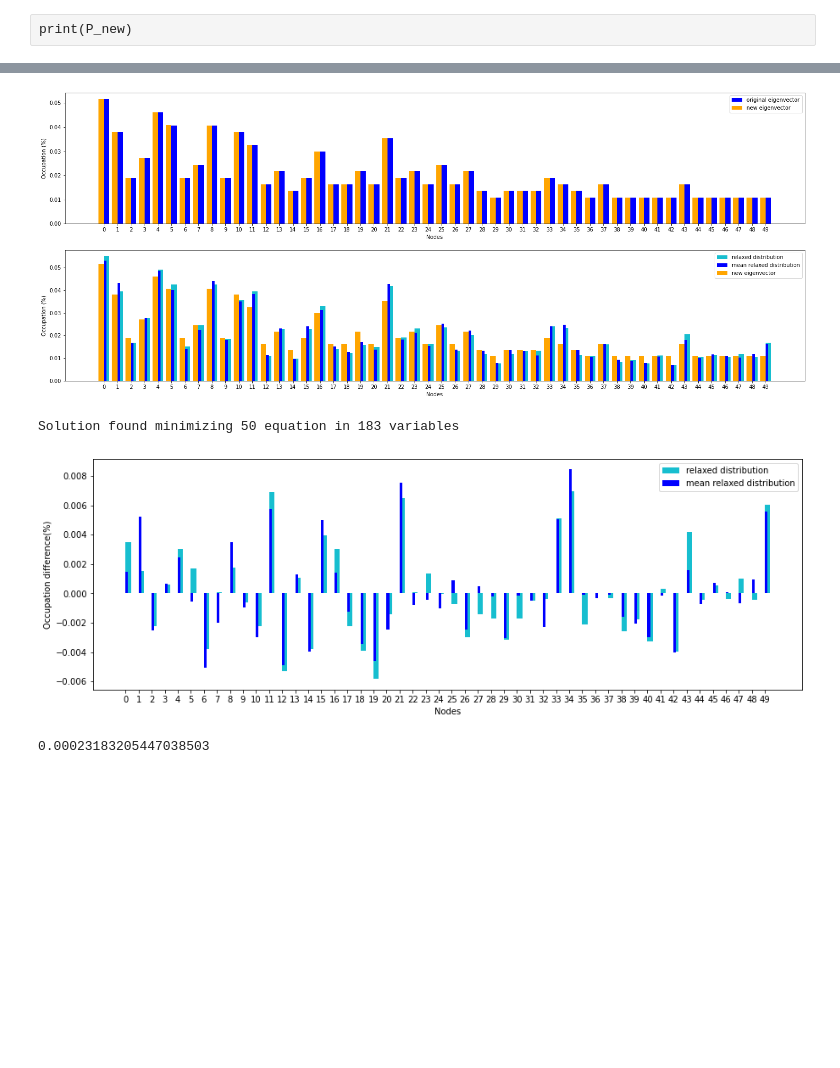
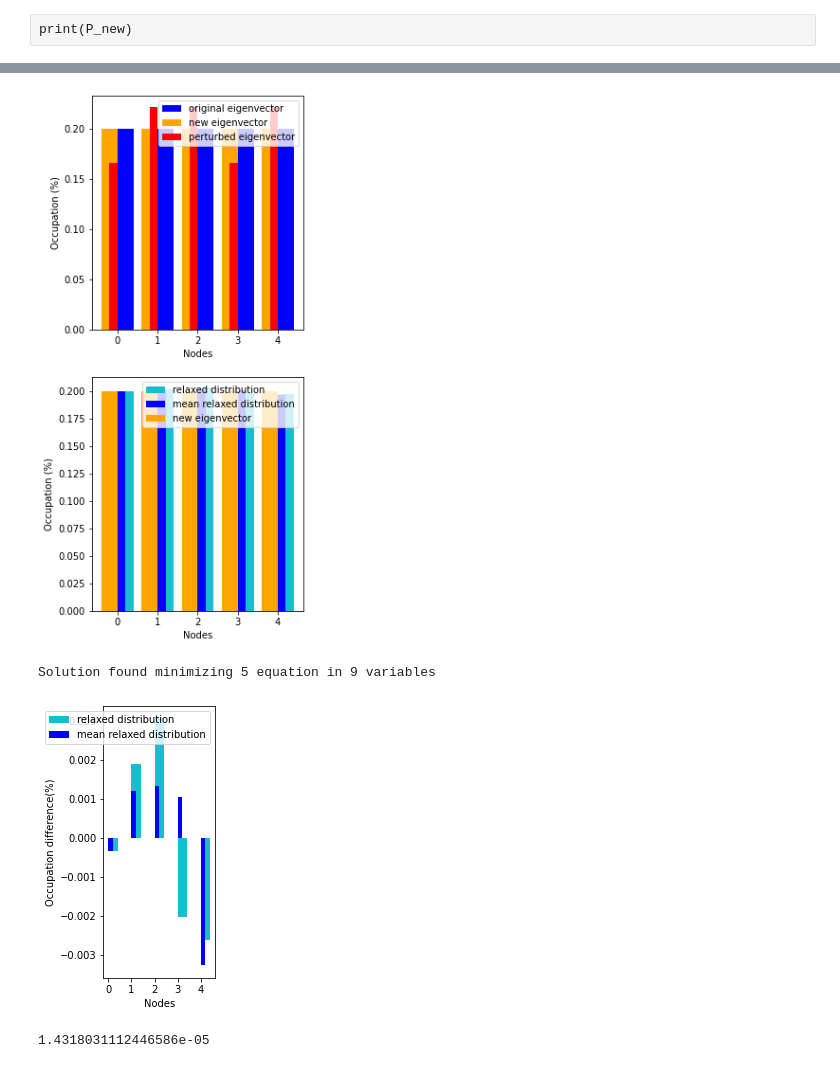
Before and after one commit to Ferri-00/Esame-Complessi, a Jupyter notebook: LinkRemoval.ipynb, the cells around one changed output, grey strips where cells are left out. Cells and saved outputs as stored; diff of their text form; code cells hidden in the pictures; blank space fills up the shorter version.

```diff
--- a/LinkRemoval.ipynb
+++ b/LinkRemoval.ipynb
@@ -121,10 +194,13 @@ for i in range(N):
             P[j][i] = W[count]/s
             count += 1
 # %%
-with open("BA-pS.txt", "r") as file:
+# with open("BA-pS.txt", "r") as file:
+# with open("ER-pS.txt", "r") as file:
+with open("CO-pS.txt", "r") as file:
     pS = file.read()
     pS = pS.split("\n")
-pS = [float(i) for i in pS]
+
+pS = [float(i) for i in pS[:-1]]
 pS = np.round(pS, 5)
 # %%
 e = (np.dot(pS, P) - pS)**2
@@ -153,7 +229,7 @@ def my_func_v(x):
 
 x0 = [1/links]*links
 # solution = minimize(my_func_v, x0, bounds = [[0, np.inf]]*len(x0), constraints=cons).x
-result = minimize(my_func_v, x0, bounds = [[0, np.inf]]*len(x0), tol = 1e-6)
+result = minimize(my_func_v, x0, bounds = [[0, np.inf]]*len(x0), tol = 1e-15)
 solution = result.x
 
 print(f"done in {int((time.time()-t0)/60)} minutes and {((time.time()-t0)%60)} seconds")
@@ -208,6 +277,6 @@ if pS_new[0] < 0:
 # %%
 pS_new = pS_new.real
 # %%
-for i in range(10):
+for i in range(4):
     print(sum(P_new[i]))
 # %% [output]
@@ -229,12 +292,12 @@ def dynamic_evolution_after(G, P_new, history = []):
         for i in range(G.nodes[n]['N_i']):
             neightbours = []
             n = int(n)
-            for ind in range(len(P_new[n])):
+            for ind in range(len(P_new)):
                 if P_new[n][ind] != 0:
                     if len(neightbours) != 0:
                         neightbours += [[ind, P_new[n][ind] + neightbours[-1][1]]]
                     else:
-                        neightbours += [[ind, P_new[n][ind]]]
+                        neightbours = [[ind, P_new[n][ind]]]
             s = sum(P_new[n])
             prob = rd.uniform(0., s)
 
@@ -279,36 +342,38 @@ done in 5 minutes and 5.107822418212891 seconds
 # %%
-fig, ax = plt.subplots(nrows = 2, ncols = 1, figsize=(0.5*N, 10))
+fig, ax = plt.subplots(nrows = 2, ncols = 1, figsize=(0.8*N, 10))
 
 pSNorm = [h/sum(pS) for h in pS]
+pS2Norm = [h/sum(pS2) for h in pS2]
 pSNorm_new = [h/sum(abs(pS_new)) for h in pS_new]
 
 ax[0].bar(nodes, pSNorm, width=0.4, align='edge', color='blue', label="original eigenvector")
 ax[0].bar(nodes, pSNorm_new, width=-0.4, align='edge', color='orange', label="new eigenvector")
+ax[0].bar(nodes, pS2Norm, width=-0.2, align='edge', color='red', label="perturbed eigenvector")
 
 hMean = [[(h1+h2+h3)/walker_per_node/N/3
           for h1, h2, h3 in zip(history[0][i], history[1][i], history[2][i])]
          for i in range(len(history[0]))]
 
 ax[1].bar(nodes, [h/sum(history[0][-1]) for h in history[0][-1]], width=0.4,
           align='edge', color='tab:cyan', label='relaxed distribution')
 ax[1].bar(nodes, hMean[-1], width=0.2, align='edge', color='blue', label='mean relaxed distribution')
 ax[1].bar(nodes, pSNorm_new, width=-0.4, align='edge', color='orange', label="new eigenvector")
 
 for i in [0,1]:
     ax[i].legend()
     ax[i].set_xlabel("Nodes")
     ax[i].set_ylabel("Occupation (%)")
     ax[i].set_xticks(np.arange(0, N, 1))
 #     ax[i].grid(True)
 
 plt.show()
 
 print(f"Solution found minimizing {N} equation in {links} variables")
 # %% [output]
-[figure, old version]
+[figure, new version]
-Solution found minimizing 50 equation in 183 variables
+Solution found minimizing 5 equation in 9 variables
 # %%
-fig, ax = plt.subplots(nrows = 1, ncols = 1, figsize=(0.3*N, 5))
+fig, ax = plt.subplots(nrows = 1, ncols = 1, figsize=(0.4*N, 5))
 
 ax.bar(nodes, [h/sum(history[0][-1]) - k for h, k in zip(history[0][-1], pSNorm_new)], width=0.4,
        align='edge', color='tab:cyan', label='relaxed distribution')
@@ -325,7 +390,7 @@ plt.show()
 
 print(sum([np.abs(h - k) for h, k in zip(hMean[-1], pSNorm_new)])/len(history[0]))
 # %% [output]
-[figure, old version]
+[figure, new version]
-0.00023183205447038503
+1.4318031112446586e-05
 # %%
 fig, ax = plt.subplots(nrows = 1, ncols = 1)
```
Also changed, not shown: parts of 16 cells of this notebook, 5 other files.
